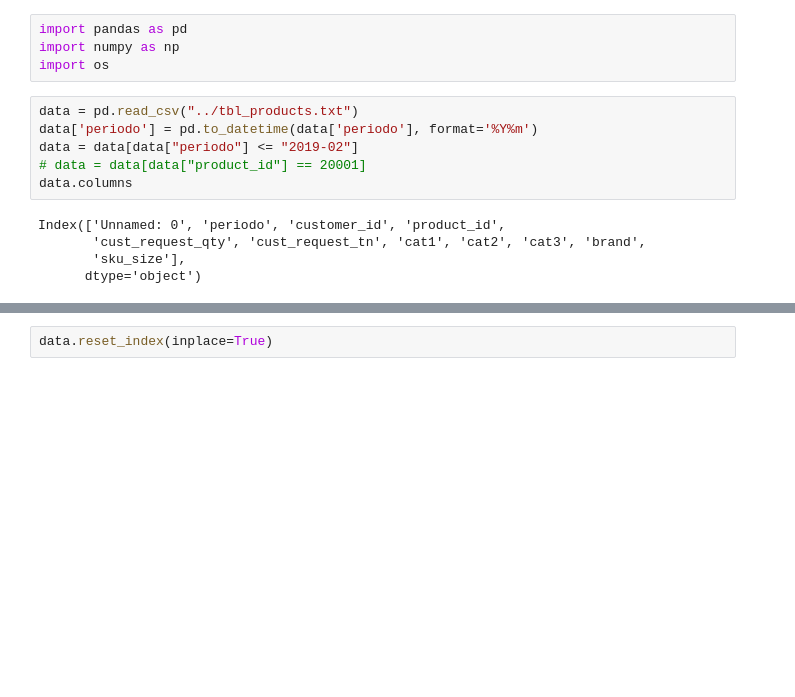
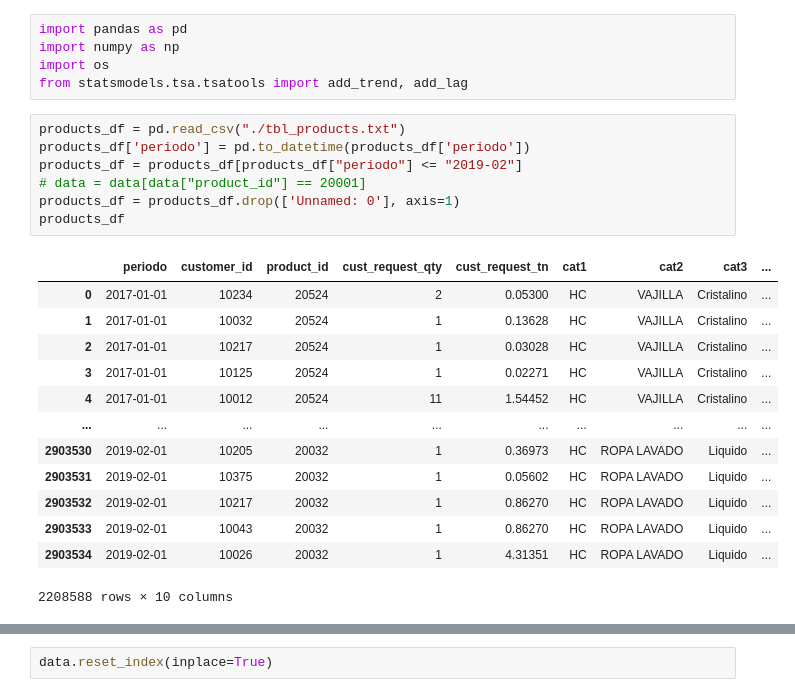
Before and after one commit to ramBlanco/mcd-laboratio3, a Jupyter notebook: src/class-2/main.ipynb, the cells around one changed output, grey strips where cells are left out. Drawn from its saved outputs; the diff is of its cells as text; blank space fills up the shorter version.

```diff
--- a/src/class-2/main.ipynb
+++ b/src/class-2/main.ipynb
@@ -2,15 +2,26 @@
 import pandas as pd
 import numpy as np
 import os
+from statsmodels.tsa.tsatools import add_trend, add_lag
 # %%
-data = pd.read_csv("../tbl_products.txt")
-data['periodo'] = pd.to_datetime(data['periodo'], format='%Y%m')
-data = data[data["periodo"] <= "2019-02"]
+products_df = pd.read_csv("./tbl_products.txt")
+products_df['periodo'] = pd.to_datetime(products_df['periodo'])
+products_df = products_df[products_df["periodo"] <= "2019-02"]
 # data = data[data["product_id"] == 20001]
-data.columns
+products_df = products_df.drop(['Unnamed: 0'], axis=1)
+products_df
 # %% [output]
+|  | periodo | customer_id | product_id | cust_request_qty | cust_request_tn | cat1 | cat2 | cat3 | ... |
+| 0 | 2017-01-01 | 10234 | 20524 | 2 | 0.05300 | HC | VAJILLA | Cristalino | ... |
+| 1 | 2017-01-01 | 10032 | 20524 | 1 | 0.13628 | HC | VAJILLA | Cristalino | ... |
+| 2 | 2017-01-01 | 10217 | 20524 | 1 | 0.03028 | HC | VAJILLA | Cristalino | ... |
+| 3 | 2017-01-01 | 10125 | 20524 | 1 | 0.02271 | HC | VAJILLA | Cristalino | ... |
+| 4 | 2017-01-01 | 10012 | 20524 | 11 | 1.54452 | HC | VAJILLA | Cristalino | ... |
+| ... | ... | ... | ... | ... | ... | ... | ... | ... | ... |
+| 2903530 | 2019-02-01 | 10205 | 20032 | 1 | 0.36973 | HC | ROPA LAVADO | Liquido | ... |
+| 2903531 | 2019-02-01 | 10375 | 20032 | 1 | 0.05602 | HC | ROPA LAVADO | Liquido | ... |
+| 2903532 | 2019-02-01 | 10217 | 20032 | 1 | 0.86270 | HC | ROPA LAVADO | Liquido | ... |
+| 2903533 | 2019-02-01 | 10043 | 20032 | 1 | 0.86270 | HC | ROPA LAVADO | Liquido | ... |
+| 2903534 | 2019-02-01 | 10026 | 20032 | 1 | 4.31351 | HC | ROPA LAVADO | Liquido | ... |
-Index(['Unnamed: 0', 'periodo', 'customer_id', 'product_id',
-       'cust_request_qty', 'cust_request_tn', 'cat1', 'cat2', 'cat3', 'brand',
-       'sku_size'],
-      dtype='object')
+2208588 rows × 10 columns
 # %%
```
Also changed, not shown: parts of 14 cells of this notebook, 1 other file.
